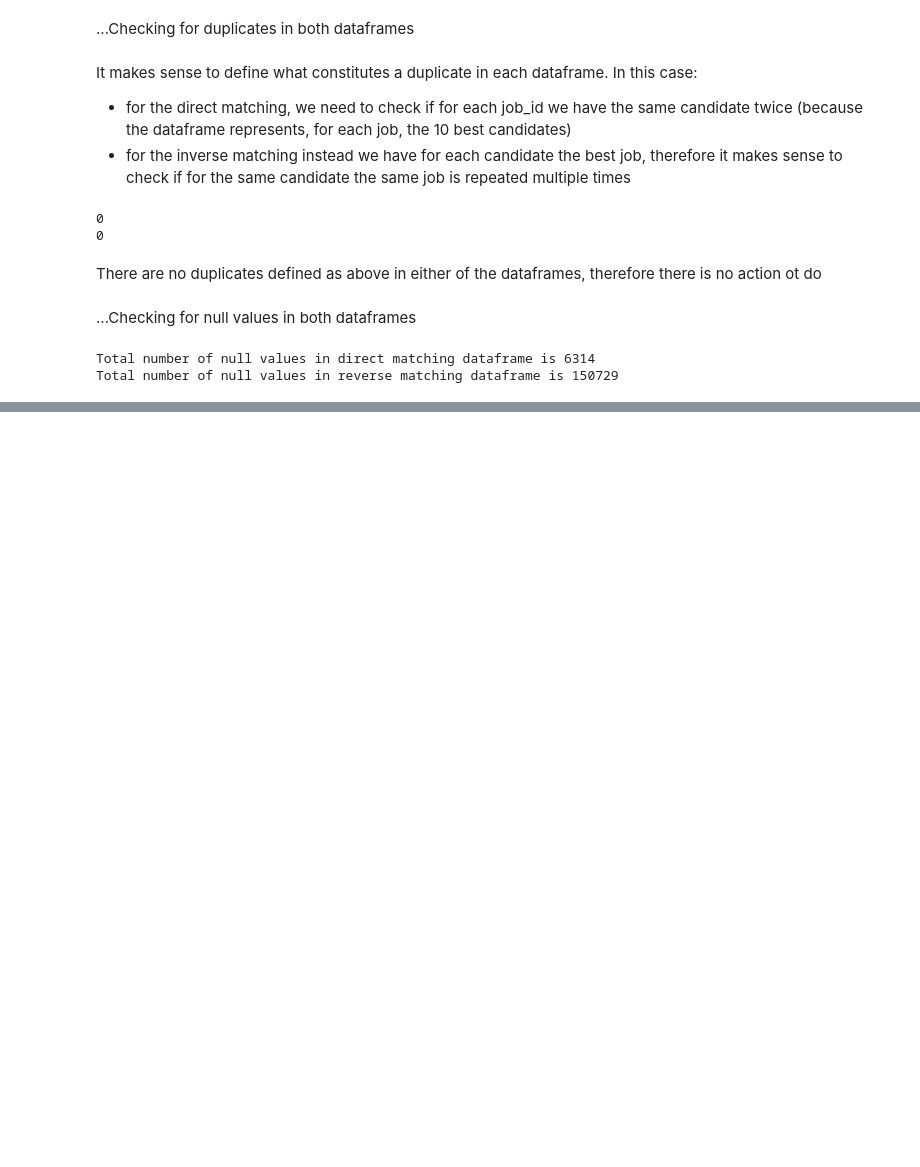
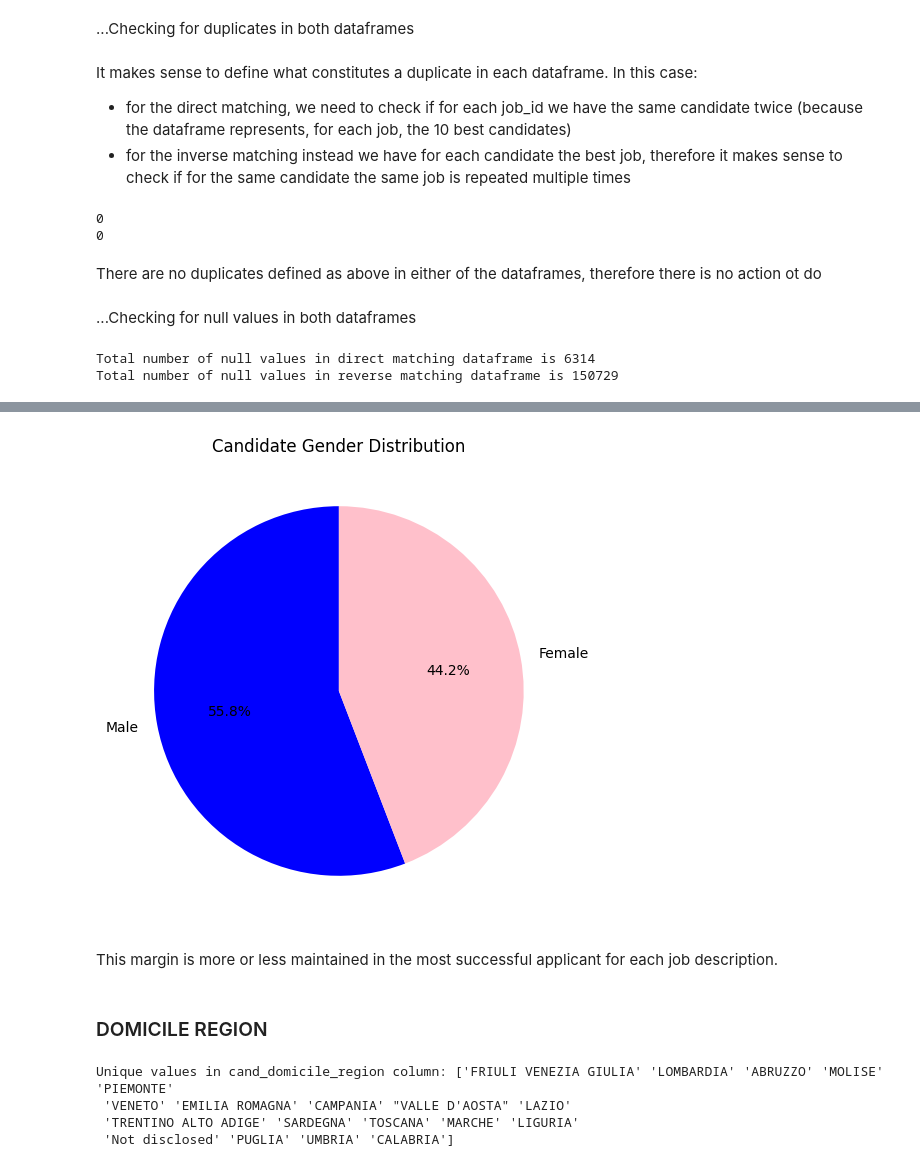
Before and after one commit to adiiulio/AiInIndustry_2025, a Jupyter notebook: fariness.ipynb, the cells around one changed output, grey strips where cells are left out. Saved outputs shown, nothing was run; the diff lists cells and outputs as text; code cells hidden in the pictures; blank space fills up the shorter version.

```diff
--- a/fariness.ipynb
+++ b/fariness.ipynb
@@ -59,0 +276,21 @@ dm_df = dm_df.dropna()
+# %%
+# Pie chart for gender distribution
+plt.figure(figsize=(6, 6))
+dm_top_applicants['cand_gender'].value_counts().plot.pie(autopct='%1.1f%%', colors=['blue', 'pink'], startangle=90)
+plt.title("Candidate Gender Distribution")
+plt.ylabel("")  # Hide y-label
+plt.show()
+# %% [output]
+[figure, added]
+# %% [markdown]
+This margin is more or less maintained in the most successful applicant for each job description.
+# %% [markdown]
+### DOMICILE REGION
+# %%
+unique_values = dm_df['cand_domicile_region'].unique()
+print("Unique values in cand_domicile_region column:", unique_values)
+# %% [output]
+Unique values in cand_domicile_region column: ['FRIULI VENEZIA GIULIA' 'LOMBARDIA' 'ABRUZZO' 'MOLISE' 'PIEMONTE'
+ 'VENETO' 'EMILIA ROMAGNA' 'CAMPANIA' "VALLE D'AOSTA" 'LAZIO'
+ 'TRENTINO ALTO ADIGE' 'SARDEGNA' 'TOSCANA' 'MARCHE' 'LIGURIA'
+ 'Not disclosed' 'PUGLIA' 'UMBRIA' 'CALABRIA']
```
Also changed, not shown: parts of 49 cells of this notebook.
